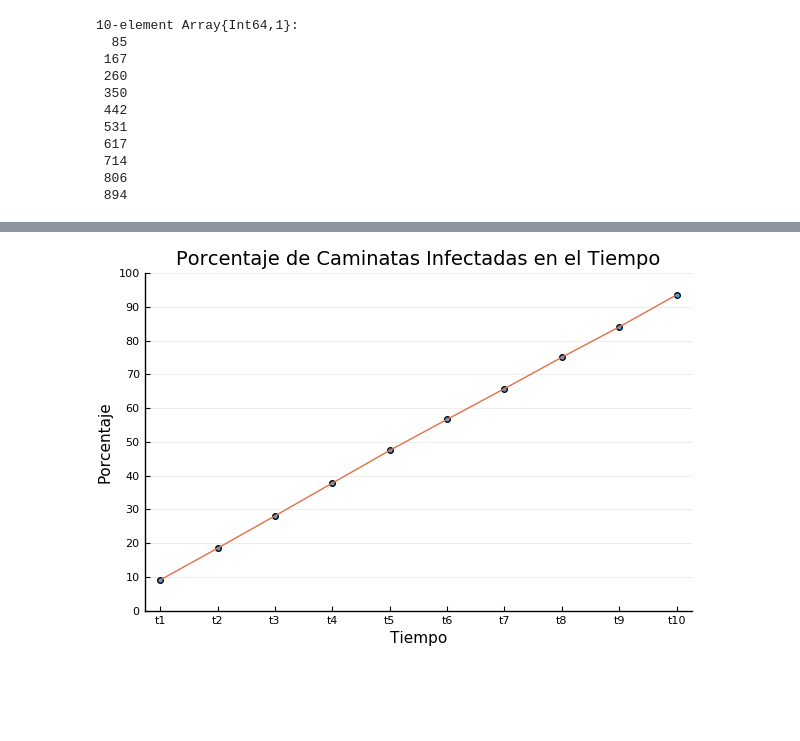
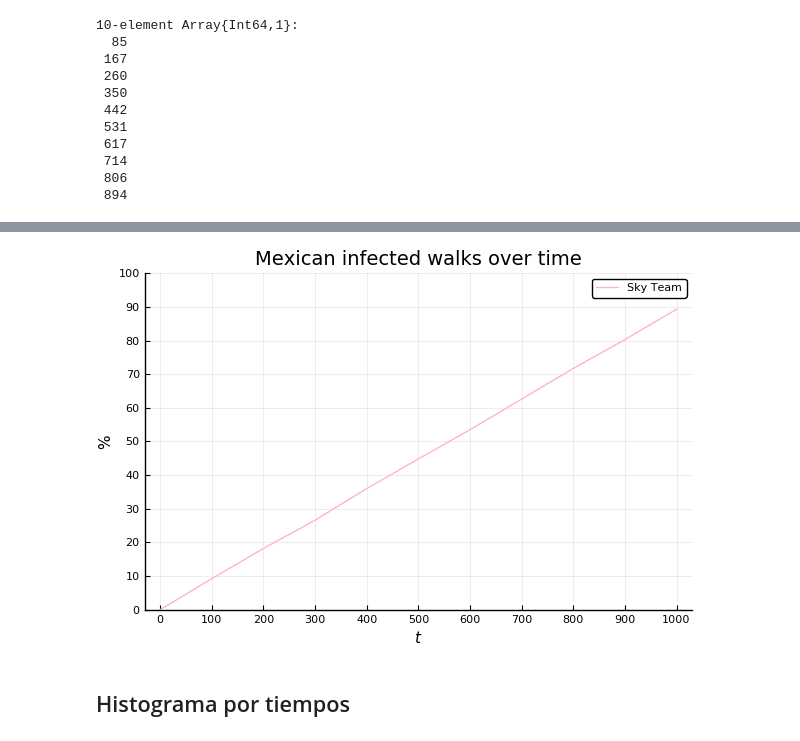
Before and after one commit to Yuriyama/Coronavirus, a Jupyter notebook: Graficas.ipynb, the cells around one changed output, grey strips where cells are left out. Cells and saved outputs as stored; diff of their text form; code cells hidden in the pictures; blank space fills up the shorter version.

```diff
--- a/Graficas.ipynb
+++ b/Graficas.ipynb
@@ -1298,24 +584,21 @@ porcent_cant_inf = convert(Array{Float64, 1}, porcent_cant_inf)
-# %%
-#aerolineas_inf = ["ATN", "Star Alliance", "Sky Team", "oneworld", "AF", "CA"]
-#porcentaje_inf = [89.4, 93.6, 89.3, 74.4, 57.7, 56.6]
-x = ["t1", "t2", "t3", "t4", "t5", "t6", "t7", "t8", "t9", "t10"]
-
-graph = scatter(x, porcent_cant_inf,
-    #line=(:dot, 4),
-    #markersize = 4,
-    #markerstrokestyle = :dot,
-    fillcolor = :coral,
-    alpha = 0.8,
-    grid = :y,
-    #markersize = 3,
-    #linealpha = 0,
-    title = "Porcentaje de Caminatas Infectadas en el Tiempo",
-    xlabel = "Tiempo",
-    ylabel = "Porcentaje",
-    legend = :none,
-    yticks = 0:10:100,
-    #xlims = (-10,250), #obtener límites
-    ylims = (0,100)) #obtener límites
-plot!(x, porcent_cant_inf)
-# %% [output]
-[figure, removed]
+# %%
+#aerolineas_inf = ["ATN", "Star Alliance", "Sky Team", "oneworld", "AF", "CA"]
+#porcentaje_inf = [89.4, 93.6, 89.3, 74.4, 57.7, 56.6]
+xx = collect(100:100:1000)
+porcent_cant_inf4 = pushfirst!(porcent_cant_inf, 0)
+xx4 = pushfirst!(xx, 0)
+
+graph4 = Plots.plot(xx4, porcent_cant_inf4,
+    legend =:true,
+    linecolor=:LightPink,
+    label = "Sky Team",
+    yticks = 0:10:100,
+    xticks = 0:100:1000,
+    title = "Mexican infected walks over time",
+    xlabel = L"t",
+    ylabel = "%",
+    ylims = (0,100))
+# %% [output]
+[figure, added]
+# %% [markdown]
+## Histograma por tiempos
```
Also changed, not shown: parts of 88 cells of this notebook, 1 other file.
